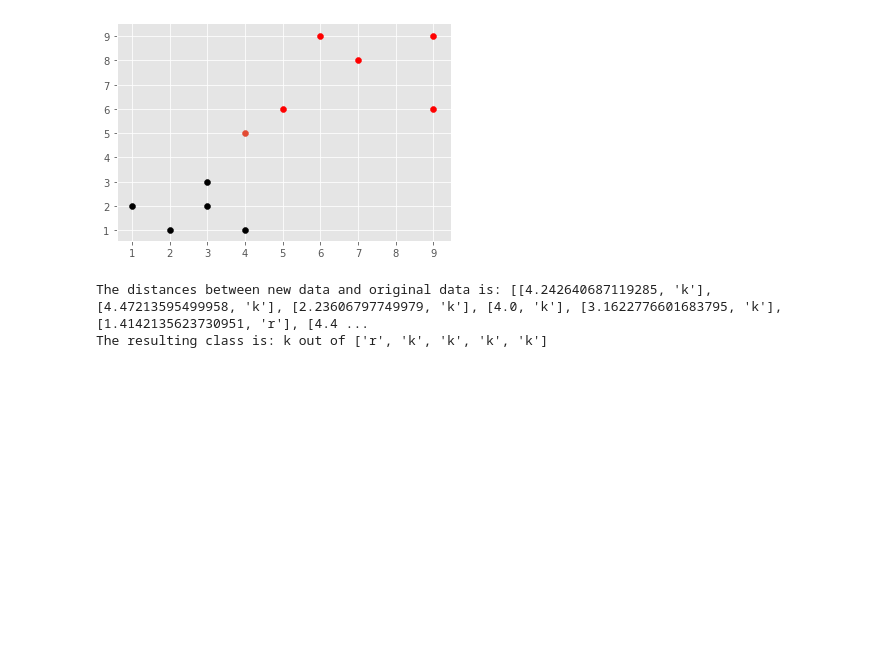
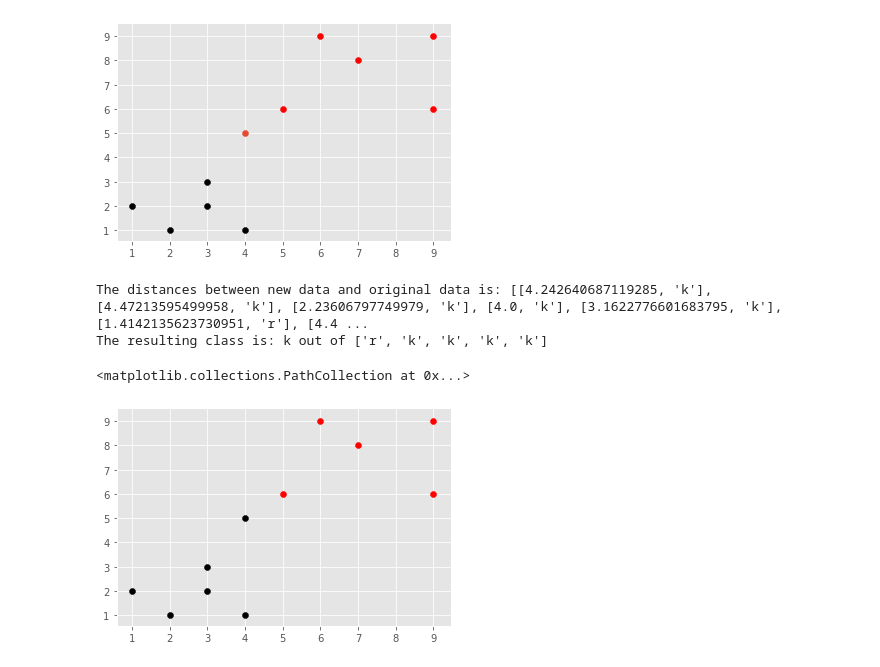
Before and after one commit to SunilKaushik02/ML-practice, a Jupyter notebook: ML scratch.ipynb, the cells around one changed output. Saved outputs shown, nothing was run; the diff lists cells and outputs as text; code cells hidden in the pictures; blank space fills up the shorter version.

```diff
--- a/ML scratch.ipynb
+++ b/ML scratch.ipynb
@@ -121,3 +121,11 @@ knn_try(data,new_data)
 # %% [output]
 The distances between new data and original data is: [[4.242640687119285, 'k'], [4.47213595499958, 'k'], [2.23606797749979, 'k'], [4.0, 'k'], [3.1622776601683795, 'k'], [1.4142135623730951, 'r'], [4.4 ...
 The resulting class is: k out of ['r', 'k', 'k', 'k', 'k']
+# %%
+# final plot
+
+[[plt.scatter(x[0],x[1],color=i) for x in data[i]]for i in data]
+plt.scatter(new_data[0],new_data[1],color=Counter(result[:5]).most_common(1)[0][0])
+# %% [output]
+<matplotlib.collections.PathCollection at 0x...>
+[figure, added]
```
